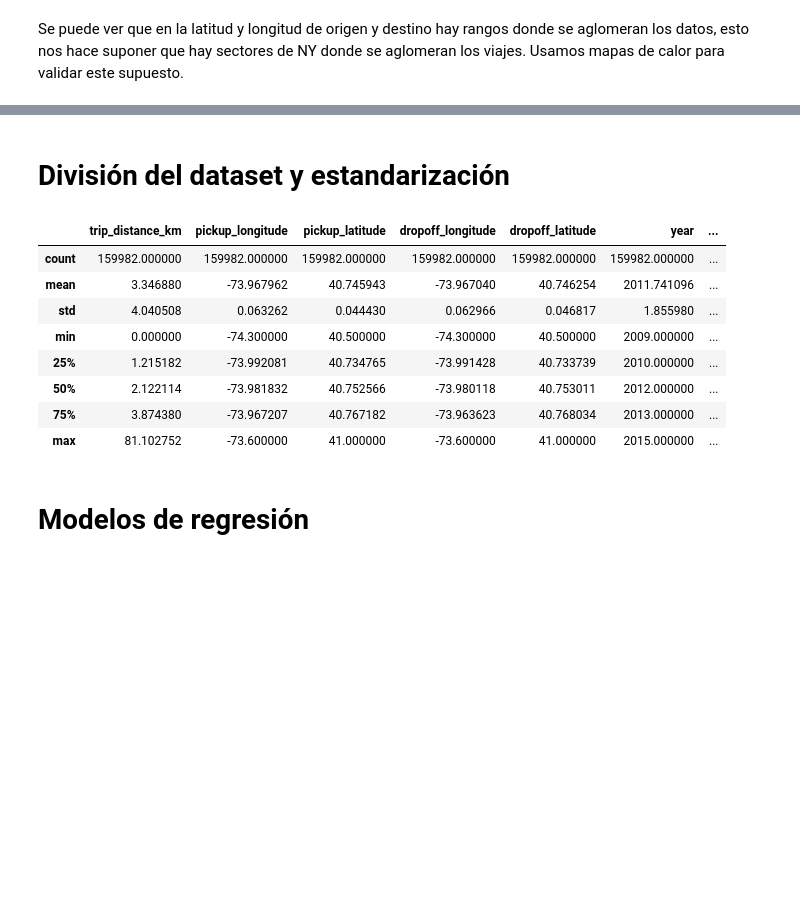
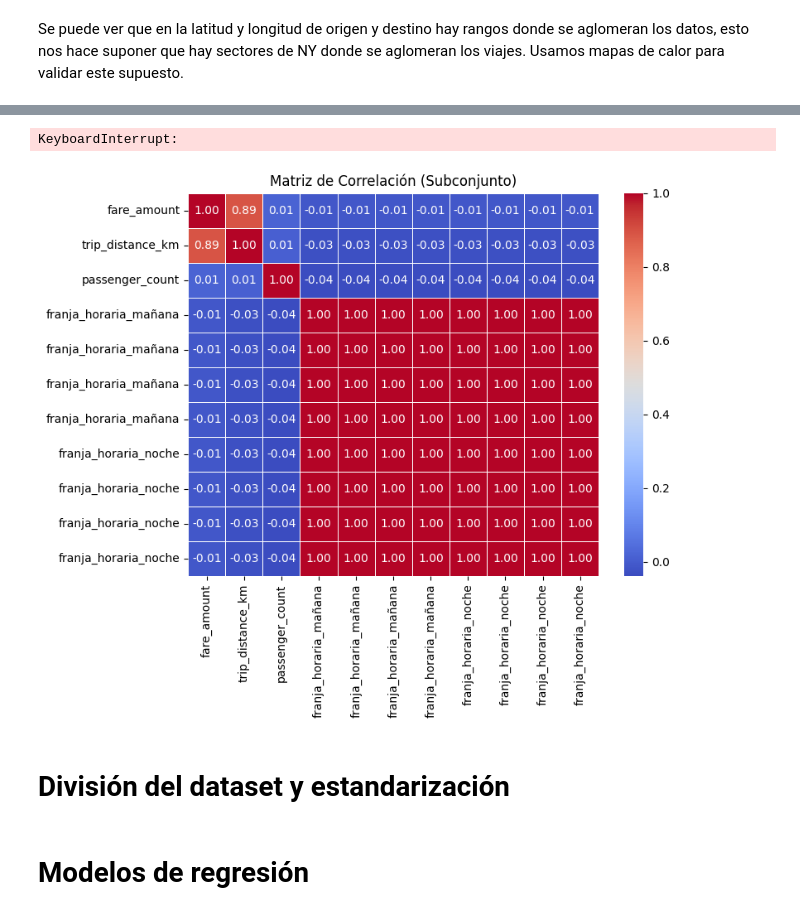
Before and after one commit to brimoresco/AA1-TUIA-2025C1-Suarez-BrizuelaCipolletti-Moresco1, a Jupyter notebook: TP_Regresion_AA1_2025.ipynb, the cells around one changed output, grey strips where cells are left out. Saved outputs shown, nothing was run; the diff lists cells and outputs as text; code cells hidden in the pictures; blank space fills up the shorter version.

```diff
--- a/TP_Regresion_AA1_2025.ipynb
+++ b/TP_Regresion_AA1_2025.ipynb
@@ -423,2 +461,36 @@ Name: fare_amount, dtype: float64
+# %%
+# Calcular la matriz de correlación completa
+correlation_matrix = df.corr()
+
+# Eliminar las columnas con correlación menor a un umbral
+threshold = 0.8  # Puedes ajustar este valor según lo necesites
+columns_to_keep = correlation_matrix.columns[correlation_matrix.abs().max() > threshold]
+df_reducido = df[columns_to_keep]
+
+# Calcular la matriz de correlación reducida
+correlation_matrix_reducida = df_reducido.corr()
+
+# Mostrar la matriz de correlación reducida
+plt.figure(figsize=(8, 6))
+sns.heatmap(correlation_matrix_reducida, annot=True, cmap='coolwarm', fmt='.2f', linewidths=0.5)
+plt.title('Matriz de Correlación Reducida')
+plt.show()
+# %% [output]
+KeyboardInterrupt:
+# %%
+# Seleccionar solo un subconjunto de columnas
+columnas_relevantes = ['fare_amount', 'trip_distance_km', 'passenger_count', 'franja_horaria_mañana', 'franja_horaria_noche']
+df_reducido = df[columnas_relevantes]
+
+# Calcular la matriz de correlación
+correlation_matrix = df_reducido.corr()
+
+# Mostrar la matriz de correlación reducida
+plt.figure(figsize=(8, 6))
+sns.heatmap(correlation_matrix, annot=True, cmap='coolwarm', fmt='.2f', linewidths=0.5)
+plt.title('Matriz de Correlación (Subconjunto)')
+plt.show()
+# %% [output]
+[figure, added]
 # %% [markdown]
 # División del dataset y estandarización
@@ -444,12 +496,0 @@ X_test_scaled = scaler.transform(X_test)
-# %%
-X_train.describe()
-# %% [output]
-|  | trip_distance_km | pickup_longitude | pickup_latitude | dropoff_longitude | dropoff_latitude | year | ... |
-| count | 159982.000000 | 159982.000000 | 159982.000000 | 159982.000000 | 159982.000000 | 159982.000000 | ... |
-| mean | 3.346880 | -73.967962 | 40.745943 | -73.967040 | 40.746254 | 2011.741096 | ... |
-| std | 4.040508 | 0.063262 | 0.044430 | 0.062966 | 0.046817 | 1.855980 | ... |
-| min | 0.000000 | -74.300000 | 40.500000 | -74.300000 | 40.500000 | 2009.000000 | ... |
-| 25% | 1.215182 | -73.992081 | 40.734765 | -73.991428 | 40.733739 | 2010.000000 | ... |
-| 50% | 2.122114 | -73.981832 | 40.752566 | -73.980118 | 40.753011 | 2012.000000 | ... |
-| 75% | 3.874380 | -73.967207 | 40.767182 | -73.963623 | 40.768034 | 2013.000000 | ... |
-| max | 81.102752 | -73.600000 | 41.000000 | -73.600000 | 41.000000 | 2015.000000 | ... |
```
Also changed, not shown: parts of 46 cells of this notebook.
